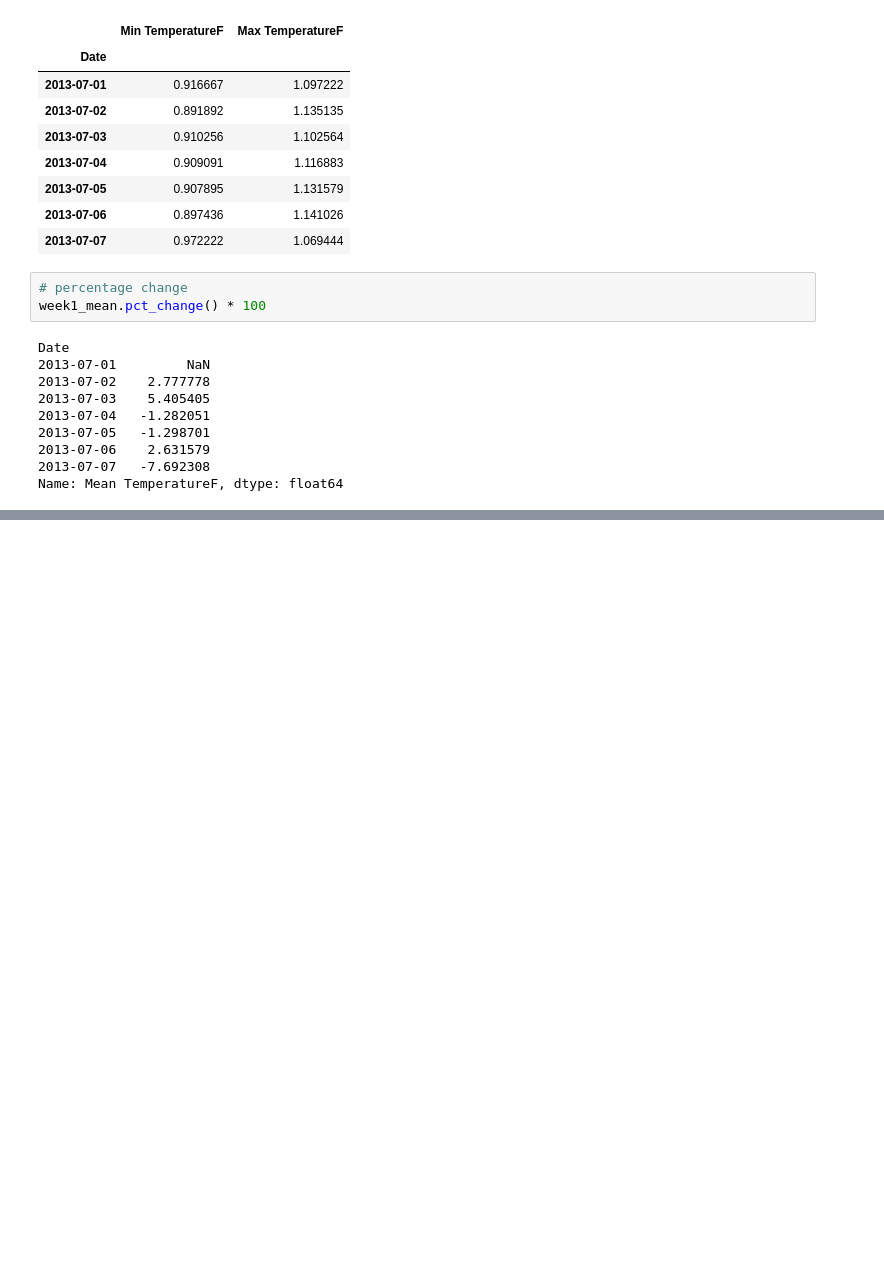
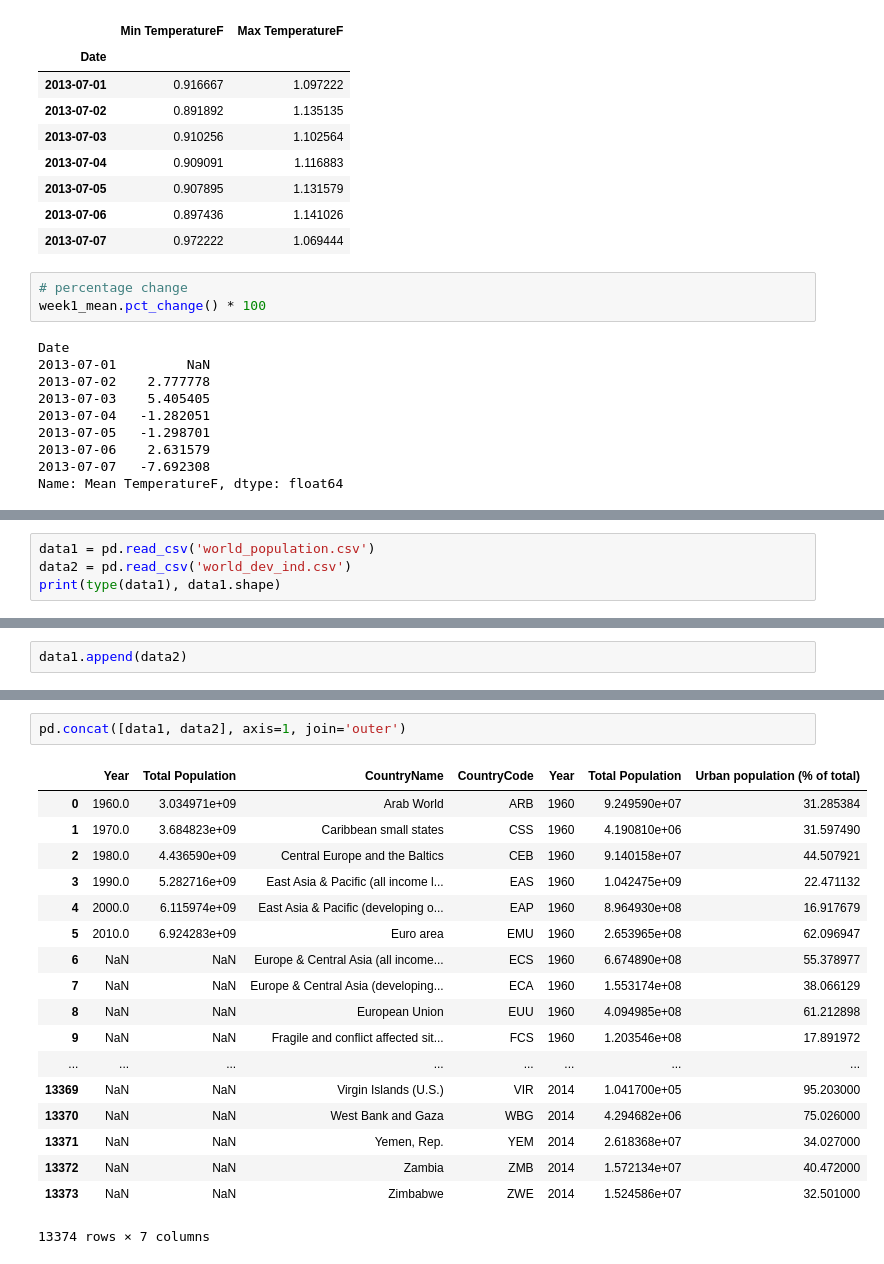
Before and after one commit to SANYAM1996/scatter-plotter, a Jupyter notebook: Datacamp/Merging_dataframe.ipynb, the cells around one changed output, grey strips where cells are left out. Saved outputs shown, nothing was run; the diff lists cells and outputs as text; blank space fills up the shorter version.

```diff
--- a/Datacamp/Merging_dataframe.ipynb
+++ b/Datacamp/Merging_dataframe.ipynb
@@ -275,0 +388,4 @@ Name: Mean TemperatureF, dtype: float64
+# %%
+data1 = pd.read_csv('world_population.csv')
+data2 = pd.read_csv('world_dev_ind.csv')
+print(type(data1), data1.shape)
@@ -275,0 +429,2 @@ Name: Mean TemperatureF, dtype: float64
+# %%
+data1.append(data2)
@@ -275,0 +608,21 @@ Name: Mean TemperatureF, dtype: float64
+# %%
+pd.concat([data1, data2], axis=1, join='outer')
+# %% [output]
+|  | Year | Total Population | CountryName | CountryCode | Year | Total Population | Urban population (% of total) |
+| 0 | 1960.0 | 3.034971e+09 | Arab World | ARB | 1960 | 9.249590e+07 | 31.285384 |
+| 1 | 1970.0 | 3.684823e+09 | Caribbean small states | CSS | 1960 | 4.190810e+06 | 31.597490 |
+| 2 | 1980.0 | 4.436590e+09 | Central Europe and the Baltics | CEB | 1960 | 9.140158e+07 | 44.507921 |
+| 3 | 1990.0 | 5.282716e+09 | East Asia & Pacific (all income l... | EAS | 1960 | 1.042475e+09 | 22.471132 |
+| 4 | 2000.0 | 6.115974e+09 | East Asia & Pacific (developing o... | EAP | 1960 | 8.964930e+08 | 16.917679 |
+| 5 | 2010.0 | 6.924283e+09 | Euro area | EMU | 1960 | 2.653965e+08 | 62.096947 |
+| 6 | NaN | NaN | Europe & Central Asia (all income... | ECS | 1960 | 6.674890e+08 | 55.378977 |
+| 7 | NaN | NaN | Europe & Central Asia (developing... | ECA | 1960 | 1.553174e+08 | 38.066129 |
+| 8 | NaN | NaN | European Union | EUU | 1960 | 4.094985e+08 | 61.212898 |
+| 9 | NaN | NaN | Fragile and conflict affected sit... | FCS | 1960 | 1.203546e+08 | 17.891972 |
+| ... | ... | ... | ... | ... | ... | ... | ... |
+| 13369 | NaN | NaN | Virgin Islands (U.S.) | VIR | 2014 | 1.041700e+05 | 95.203000 |
+| 13370 | NaN | NaN | West Bank and Gaza | WBG | 2014 | 4.294682e+06 | 75.026000 |
+| 13371 | NaN | NaN | Yemen, Rep. | YEM | 2014 | 2.618368e+07 | 34.027000 |
+| 13372 | NaN | NaN | Zambia | ZMB | 2014 | 1.572134e+07 | 40.472000 |
+| 13373 | NaN | NaN | Zimbabwe | ZWE | 2014 | 1.524586e+07 | 32.501000 |
+13374 rows × 7 columns
```
Also changed, not shown: parts of 37 cells of this notebook.
